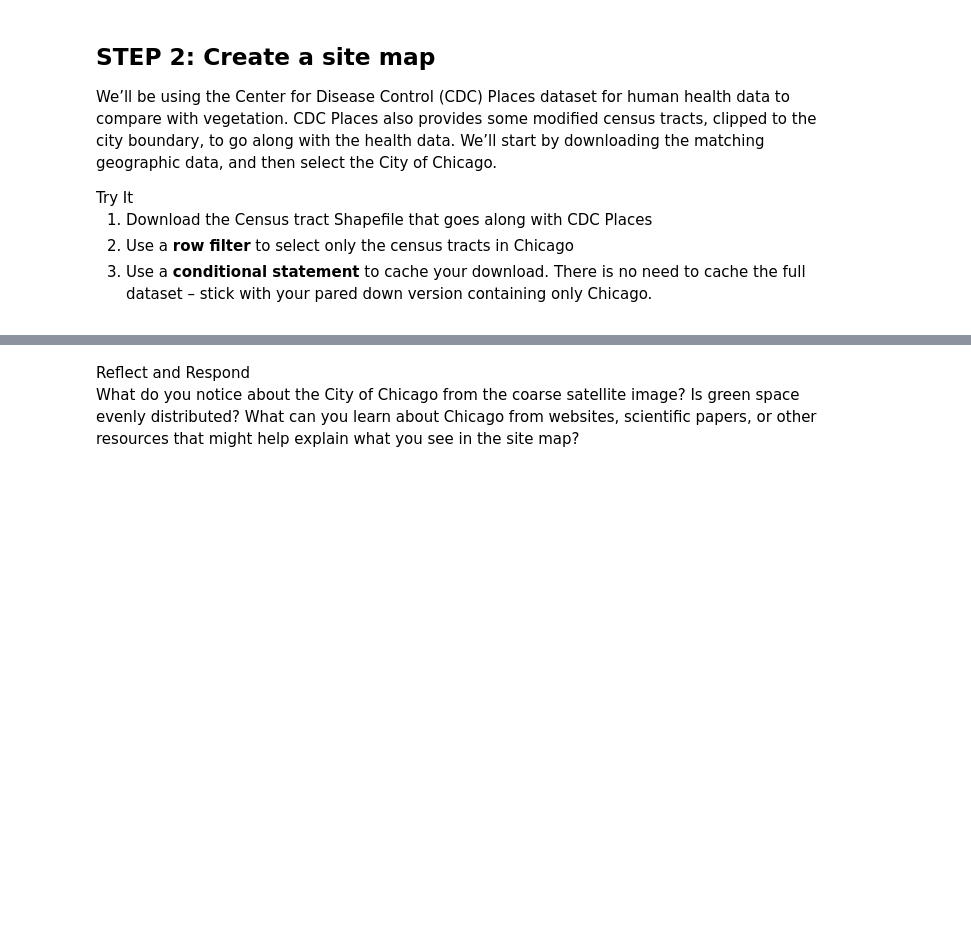
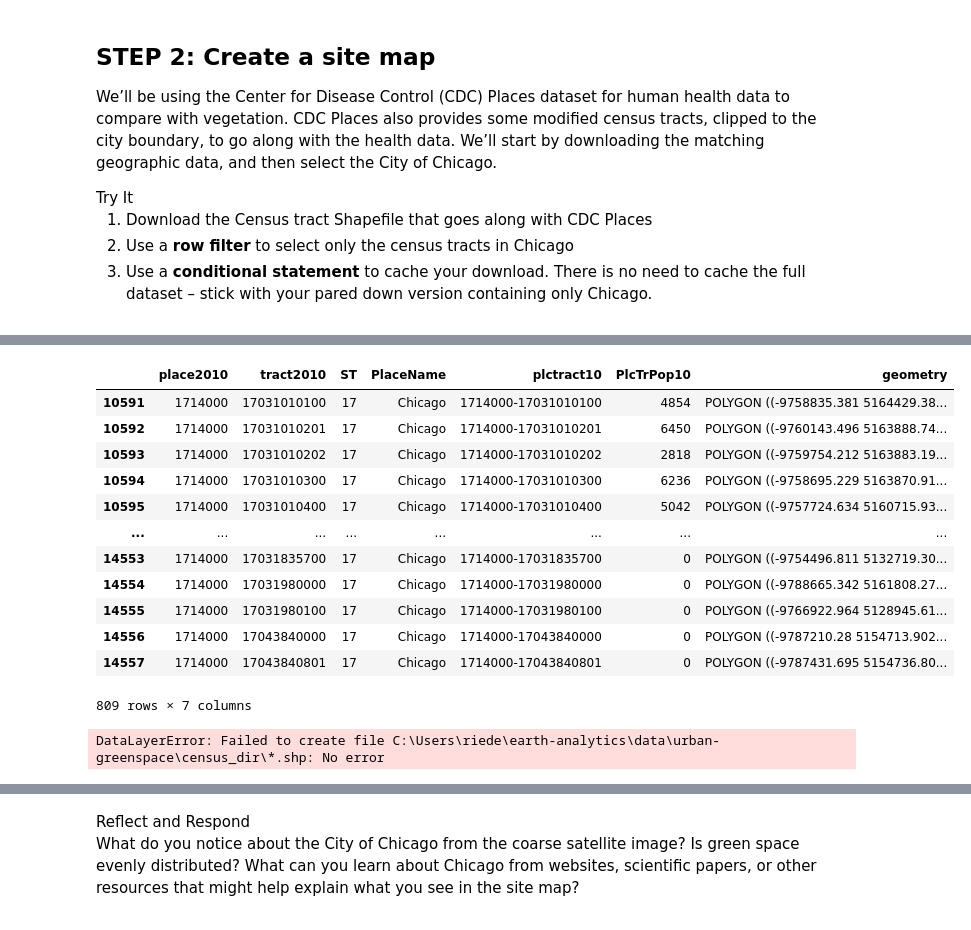
Before and after one commit to earthlab-education/big-data-hanried, a Jupyter notebook: big-data.ipynb, the cells around one changed output, grey strips where cells are left out. Drawn from its saved outputs; the diff is of its cells as text; code cells hidden in the pictures; blank space fills up the shorter version.

```diff
--- a/big-data.ipynb
+++ b/big-data.ipynb
@@ -146,0 +163,21 @@ DataSourceError: Failed to create GeoJSON datasource: C:\Users\riede\earth-analy
+# %%
+chicago_gdf = census_gdf[census_gdf.PlaceName == 'Chicago']
+chicago_gdf
+# %% [output]
+|  | place2010 | tract2010 | ST | PlaceName | plctract10 | PlcTrPop10 | geometry |
+| 10591 | 1714000 | 17031010100 | 17 | Chicago | 1714000-17031010100 | 4854 | POLYGON ((-9758835.381 5164429.38... |
+| 10592 | 1714000 | 17031010201 | 17 | Chicago | 1714000-17031010201 | 6450 | POLYGON ((-9760143.496 5163888.74... |
+| 10593 | 1714000 | 17031010202 | 17 | Chicago | 1714000-17031010202 | 2818 | POLYGON ((-9759754.212 5163883.19... |
+| 10594 | 1714000 | 17031010300 | 17 | Chicago | 1714000-17031010300 | 6236 | POLYGON ((-9758695.229 5163870.91... |
+| 10595 | 1714000 | 17031010400 | 17 | Chicago | 1714000-17031010400 | 5042 | POLYGON ((-9757724.634 5160715.93... |
+| ... | ... | ... | ... | ... | ... | ... | ... |
+| 14553 | 1714000 | 17031835700 | 17 | Chicago | 1714000-17031835700 | 0 | POLYGON ((-9754496.811 5132719.30... |
+| 14554 | 1714000 | 17031980000 | 17 | Chicago | 1714000-17031980000 | 0 | POLYGON ((-9788665.342 5161808.27... |
+| 14555 | 1714000 | 17031980100 | 17 | Chicago | 1714000-17031980100 | 0 | POLYGON ((-9766922.964 5128945.61... |
+| 14556 | 1714000 | 17043840000 | 17 | Chicago | 1714000-17043840000 | 0 | POLYGON ((-9787210.28 5154713.902... |
+| 14557 | 1714000 | 17043840801 | 17 | Chicago | 1714000-17043840801 | 0 | POLYGON ((-9787431.695 5154736.80... |
+809 rows × 7 columns
+# %%
+chicago_gdf.to_file(census_path)
+# %% [output]
+DataLayerError: Failed to create file C:\Users\riede\earth-analytics\data\urban-greenspace\census_dir\*.shp: No error
```
Also changed, not shown: parts of 5 cells of this notebook.
